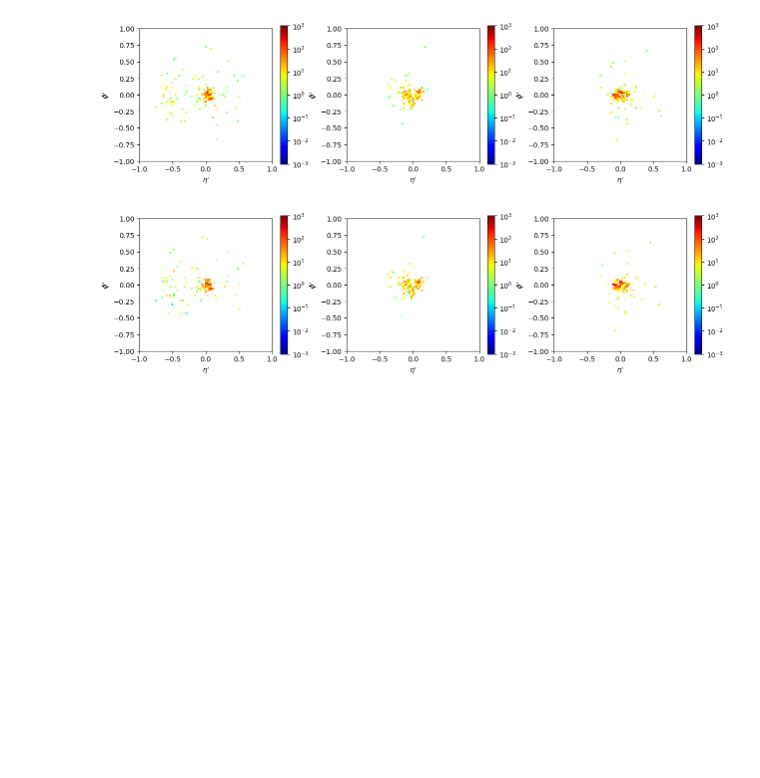
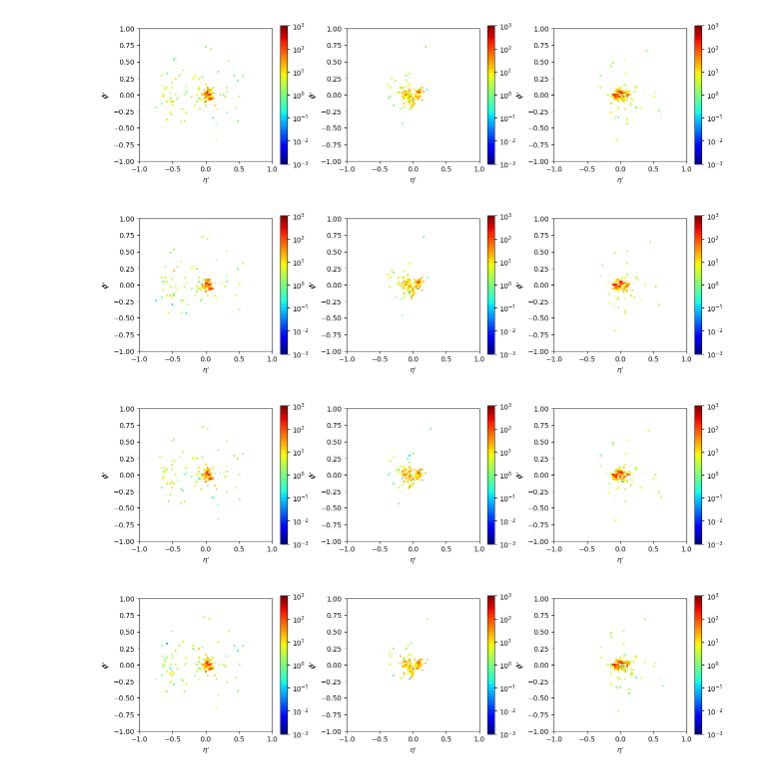
Before and after one commit to r10222035/data_augmentation, a Jupyter notebook: Sample/plot_jet_image.ipynb, the cells around one changed output. Drawn from its saved outputs; the diff is of its cells as text; code cells hidden in the pictures; blank space fills up the shorter version.

```diff
--- a/Sample/plot_jet_image.ipynb
+++ b/Sample/plot_jet_image.ipynb
@@ -452,7 +405,7 @@ plt.show()
 # %% [markdown]
 ## $p_\text{T}$ smearing
 # %%
-h5_path = './HVmodel/data/split_val/mix_sample_1.0_pt_aug_1.h5'
+h5_path = './HVmodel/data/pt_smearing/mix_sample_1.0_pt_aug_1.h5'
 
 # Get original and augmented pt, eta, phi from h5 file
 with h5py.File(h5_path, 'r') as f:
@@ -482,7 +435,7 @@ for i in range(n):
 
 # 調整子圖間的水平間距
 plt.subplots_adjust(wspace=0.25)
-plt.savefig('../figures/HVmodel_jet_image_origin.pdf', dpi=300, facecolor='White', bbox_inches='tight')
+# plt.savefig('../figures/HVmodel_jet_image_origin.pdf', dpi=300, facecolor='White', bbox_inches='tight')
 plt.show()
 
 fig, ax = plt.subplots(1,n, figsize=(5*n, 4))
@@ -499,8 +452,71 @@ for i in range(n):
 
 # 調整子圖間的水平間距
 plt.subplots_adjust(wspace=0.25)
-plt.savefig('../figures/HVmodel_jet_image_pt_smearing.pdf', dpi=300, facecolor='White', bbox_inches='tight')
+# plt.savefig('../figures/HVmodel_jet_image_pt_smearing.pdf', dpi=300, facecolor='White', bbox_inches='tight')
 plt.show()
 # %% [output]
 [figure]
 [figure]
+# %%
+h5_path = './HVmodel/data/pt_smearing/01/sig_in_SR.h5'
+
+# Get original and augmented pt, eta, phi from h5 file
+with h5py.File(h5_path, 'r') as f:
+    original_size = f['J1/pt'].shape[0] // 2
+    events = np.array([0, 22, 96])
+    n = len(events)
+
+    events = np.concatenate((events, events + original_size))
+    pt1 = f['J1/pt'][events]
+    eta1 = f['J1/eta'][events]
+    phi1 = f['J1/phi'][events]
+
+# pt1, eta1, phi1 = preprocess(pt1, eta1, phi1)
+
+
+fig, ax = plt.subplots(1,n, figsize=(5*n, 4))
+
+cmap = mpl.cm.get_cmap("jet").copy()
+cmap.set_under(color='white')
+
+for i in range(n):
+    hist, _, _ = np.histogram2d(eta1[i], phi1[i], bins=[75, 75], range=[[-1.0, 1.0], [-1.0, 1.0]], weights=pt1[i])
+    imag = ax[i].imshow(hist.transpose(), extent=[-1.0, 1.0, -1.0, 1.0], norm=colors.SymLogNorm(linthresh=0.0001, linscale=0.1, vmin=1e-3, vmax=1e3), cmap=cmap, origin='lower')
+    ax[i].set_xlabel('$\eta^\prime$')
+    ax[i].set_ylabel('$\phi^\prime$')
+    cbar = plt.colorbar(imag, ax=ax[i], shrink=0.9)
+
+# 調整子圖間的水平間距
+plt.subplots_adjust(wspace=0.25)
+# plt.savefig('../figures/HVmodel_jet_image_origin.pdf', dpi=300, facecolor='White', bbox_inches='tight')
+plt.show()
+
+h5_path = './HVmodel/data/pt_smearing/02/sig_in_SR.h5'
+
+# Get original and augmented pt, eta, phi from h5 file
+with h5py.File(h5_path, 'r') as f:
+    original_size = f['J1/pt'].shape[0] // 2
+    events = np.array([0, 22, 96])
+    n = len(events)
+
+    events = np.concatenate((events, events + original_size))
+    pt1 = f['J1/pt'][events]
+    eta1 = f['J1/eta'][events]
+    phi1 = f['J1/phi'][events]
+
+
+fig, ax = plt.subplots(1,n, figsize=(5*n, 4))
+for i in range(n):
+    hist, _, _ = np.histogram2d(eta1[i], phi1[i], bins=[75, 75], range=[[-1.0, 1.0], [-1.0, 1.0]], weights=pt1[i])
+    imag = ax[i].imshow(hist.transpose(), extent=[-1.0, 1.0, -1.0, 1.0], norm=colors.SymLogNorm(linthresh=0.0001, linscale=0.1, vmin=1e-3, vmax=1e3), cmap=cmap, origin='lower')
+    ax[i].set_xlabel('$\eta^\prime$')
+    ax[i].set_ylabel('$\phi^\prime$')
+    cbar = plt.colorbar(imag, ax=ax[i], shrink=0.9)
+
+# 調整子圖間的水平間距
+plt.subplots_adjust(wspace=0.25)
+# plt.savefig('../figures/HVmodel_jet_image_pt_smearing.pdf', dpi=300, facecolor='White', bbox_inches='tight')
+plt.show()
+# %% [output]
+[figure, added]
+[figure, added]
```
Also changed, not shown: parts of 17 cells of this notebook, 1 other file.
